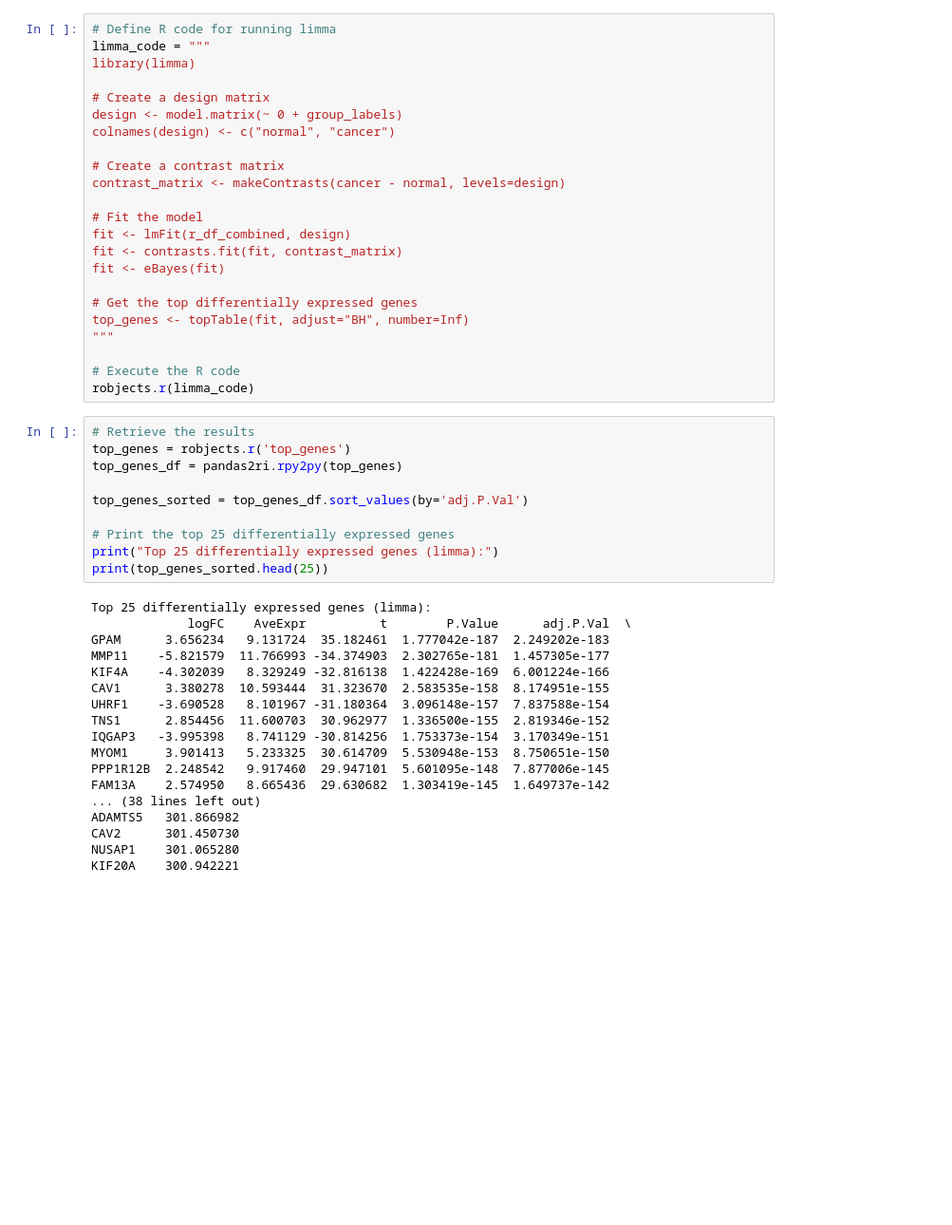
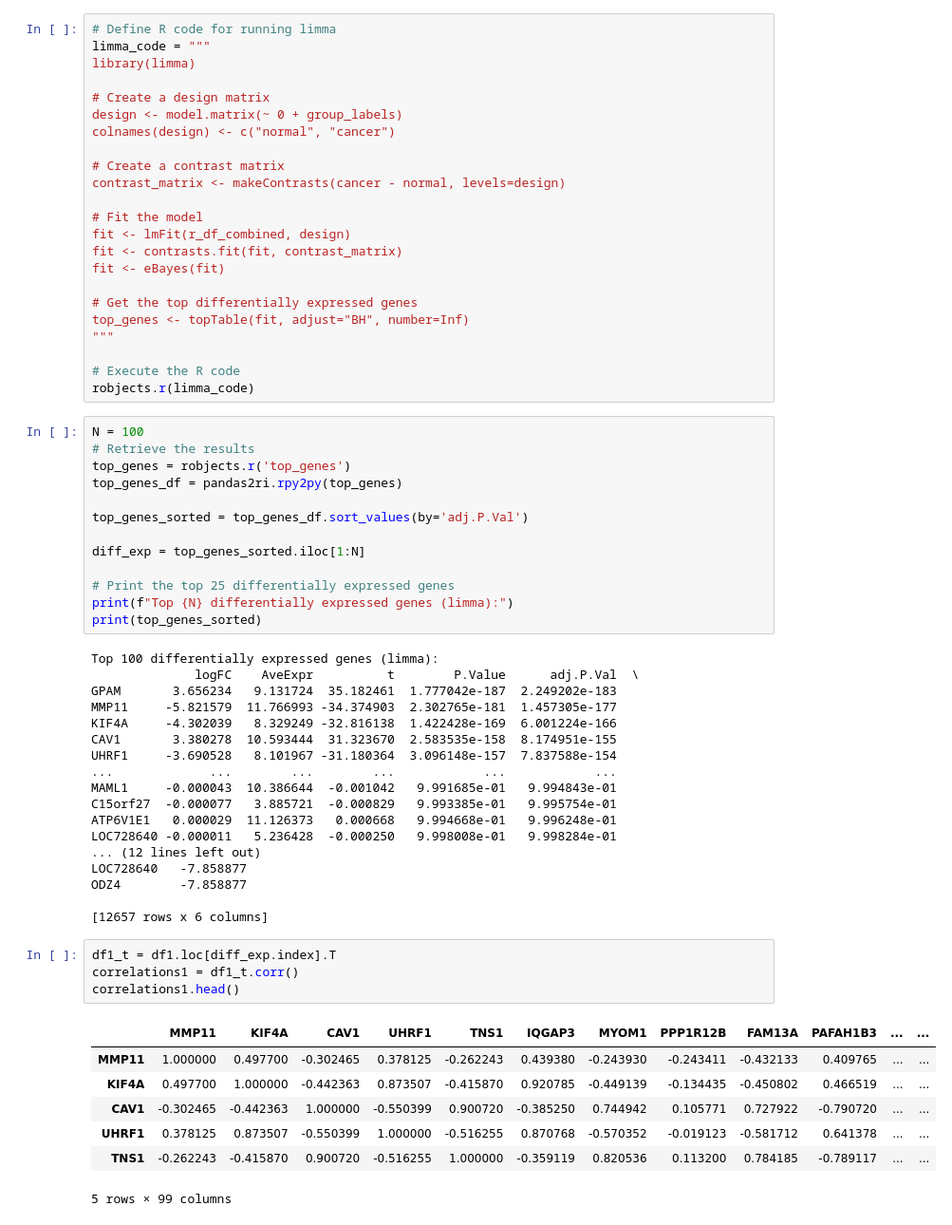
Before and after one commit to lizekss/BRCA-DEG-Analysis, a Jupyter notebook: notebook.ipynb, the cells around one changed output. Shown at 95% size. Cells and saved outputs as stored; diff of their text form; blank space fills up the shorter version.

```diff
--- a/notebook.ipynb
+++ b/notebook.ipynb
@@ -144,30 +135,45 @@ top_genes <- topTable(fit, adjust="BH", number=Inf)
 # Execute the R code
 robjects.r(limma_code)
 # %%
+N = 100
 # Retrieve the results
 top_genes = robjects.r('top_genes')
 top_genes_df = pandas2ri.rpy2py(top_genes)
 
 top_genes_sorted = top_genes_df.sort_values(by='adj.P.Val')
 
+diff_exp = top_genes_sorted.iloc[1:N]
+
 # Print the top 25 differentially expressed genes
-print("Top 25 differentially expressed genes (limma):")
-print(top_genes_sorted.head(25))
+print(f"Top {N} differentially expressed genes (limma):")
+print(top_genes_sorted)
 # %% [output]
-Top 25 differentially expressed genes (limma):
-             logFC    AveExpr          t        P.Value      adj.P.Val  \
-GPAM      3.656234   9.131724  35.182461  1.777042e-187  2.249202e-183
-MMP11    -5.821579  11.766993 -34.374903  2.302765e-181  1.457305e-177
-KIF4A    -4.302039   8.329249 -32.816138  1.422428e-169  6.001224e-166
-CAV1      3.380278  10.593444  31.323670  2.583535e-158  8.174951e-155
-UHRF1    -3.690528   8.101967 -31.180364  3.096148e-157  7.837588e-154
-TNS1      2.854456  11.600703  30.962977  1.336500e-155  2.819346e-152
-IQGAP3   -3.995398   8.741129 -30.814256  1.753373e-154  3.170349e-151
-MYOM1     3.901413   5.233325  30.614709  5.530948e-153  8.750651e-150
-PPP1R12B  2.248542   9.917460  29.947101  5.601095e-148  7.877006e-145
-FAM13A    2.574950   8.665436  29.630682  1.303419e-145  1.649737e-142
-... (38 lines left out)
-ADAMTS5   301.866982
-CAV2      301.450730
-NUSAP1    301.065280
-KIF20A    300.942221
+Top 100 differentially expressed genes (limma):
+              logFC    AveExpr          t        P.Value      adj.P.Val  \
+GPAM       3.656234   9.131724  35.182461  1.777042e-187  2.249202e-183
+MMP11     -5.821579  11.766993 -34.374903  2.302765e-181  1.457305e-177
+KIF4A     -4.302039   8.329249 -32.816138  1.422428e-169  6.001224e-166
+CAV1       3.380278  10.593444  31.323670  2.583535e-158  8.174951e-155
+UHRF1     -3.690528   8.101967 -31.180364  3.096148e-157  7.837588e-154
+...             ...        ...        ...            ...            ...
+MAML1     -0.000043  10.386644  -0.001042   9.991685e-01   9.994843e-01
+C15orf27  -0.000077   3.885721  -0.000829   9.993385e-01   9.995754e-01
+ATP6V1E1   0.000029  11.126373   0.000668   9.994668e-01   9.996248e-01
+LOC728640 -0.000011   5.236428  -0.000250   9.998008e-01   9.998284e-01
+... (12 lines left out)
+LOC728640   -7.858877
+ODZ4        -7.858877
+
+[12657 rows x 6 columns]
+# %%
+df1_t = df1.loc[diff_exp.index].T
+correlations1 = df1_t.corr()
+correlations1.head()
+# %% [output]
+|  | MMP11 | KIF4A | CAV1 | UHRF1 | TNS1 | IQGAP3 | MYOM1 | PPP1R12B | FAM13A | PAFAH1B3 | ... | ... |
+| MMP11 | 1.000000 | 0.497700 | -0.302465 | 0.378125 | -0.262243 | 0.439380 | -0.243930 | -0.243411 | -0.432133 | 0.409765 | ... | ... |
+| KIF4A | 0.497700 | 1.000000 | -0.442363 | 0.873507 | -0.415870 | 0.920785 | -0.449139 | -0.134435 | -0.450802 | 0.466519 | ... | ... |
+| CAV1 | -0.302465 | -0.442363 | 1.000000 | -0.550399 | 0.900720 | -0.385250 | 0.744942 | 0.105771 | 0.727922 | -0.790720 | ... | ... |
+| UHRF1 | 0.378125 | 0.873507 | -0.550399 | 1.000000 | -0.516255 | 0.870768 | -0.570352 | -0.019123 | -0.581712 | 0.641378 | ... | ... |
+| TNS1 | -0.262243 | -0.415870 | 0.900720 | -0.516255 | 1.000000 | -0.359119 | 0.820536 | 0.113200 | 0.784185 | -0.789117 | ... | ... |
+5 rows × 99 columns
```
Also changed, not shown: parts of 17 cells of this notebook.
